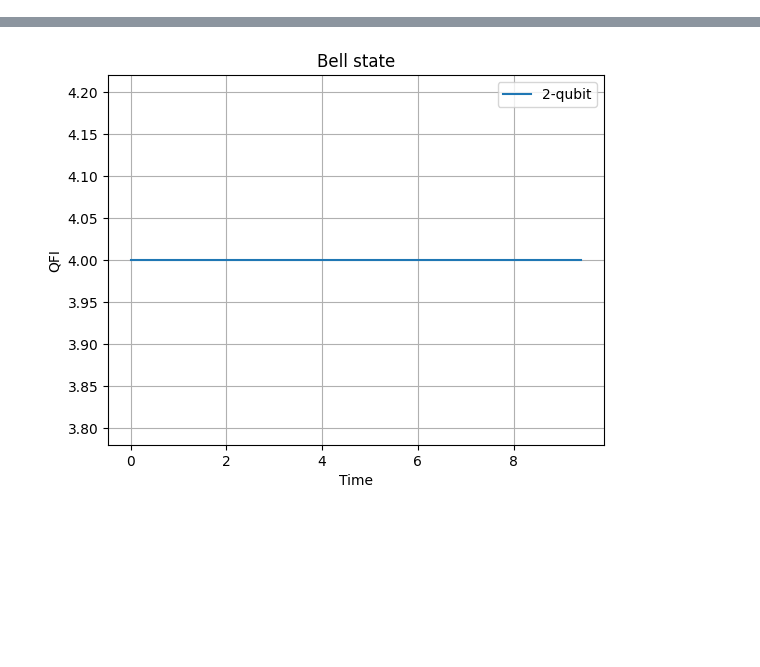
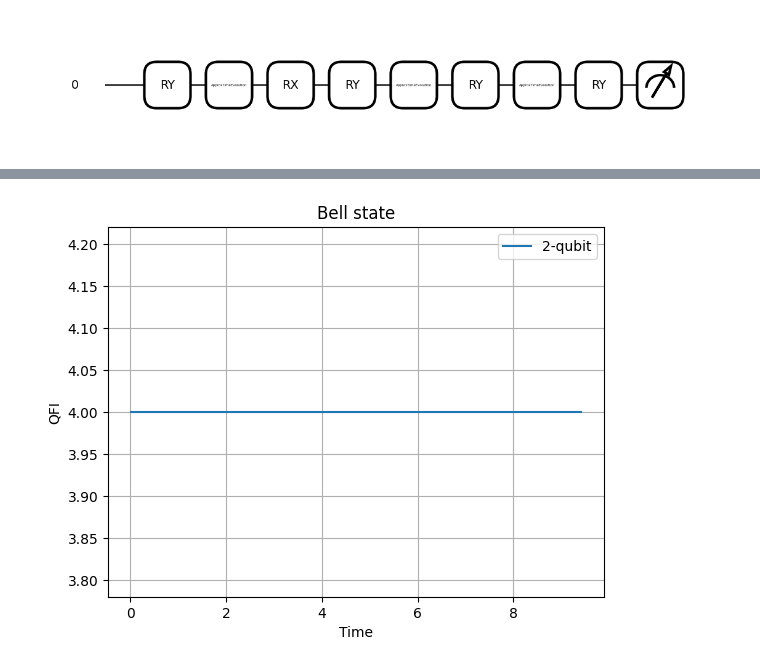
Before and after one commit to iridescent0923/Quantum_Optimization, a Jupyter notebook: Pennylane_Workspace/Metrology/CFI_optimize/Complete/2-qubit/Bell/Bell_CFI.ipynb, the cells around one changed output, grey strips where cells are left out. Cells and saved outputs as stored; diff of their text form; code cells hidden in the pictures; blank space fills up the shorter version.

```diff
--- a/Pennylane_Workspace/Metrology/CFI_optimize/Complete/2-qubit/Bell/Bell_CFI.ipynb
+++ b/Pennylane_Workspace/Metrology/CFI_optimize/Complete/2-qubit/Bell/Bell_CFI.ipynb
@@ -38 +51,27 @@ H3 = qml.Hamiltonian(coeffs=[-0.5, -0.5, -0.5], observables=[qml.PauliZ(0), qml.
+# %%
+@qml.qnode(dev)
+def circuit_11(phi):
+    qml.RY(np.pi/2, wires=0)
+
+    # Stage_2: Entangler
+    qml.ApproxTimeEvolution(H1, np.pi/2, 1)
+
+    qml.RX(np.pi/2, wires = 0)
+
+    qml.RY(-np.pi/2, wires = 0)
+
+    qml.ApproxTimeEvolution(H1, np.pi/2, 1)
+
+    qml.RY(np.pi/2, wires = 0)
+
+    # Stage_3: Accumulator
+    qml.ApproxTimeEvolution(H1, phi, 1)
+
+    qml.RY(-np.pi/(2+1e-6), wires=0)
+
+    return qml.state()
+
+fig, ax = qml.draw_mpl(circuit_11)(np.pi)
+# %% [output]
+[figure, added]
 # %%
```
Also changed, not shown: parts of 14 cells of this notebook, 2 other files.
